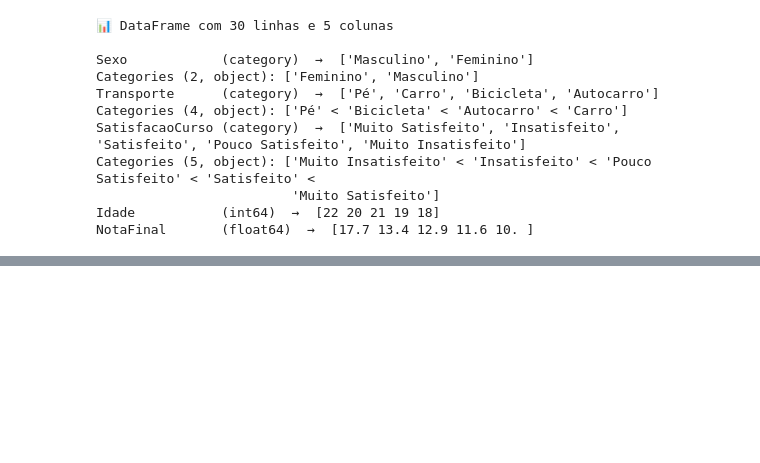
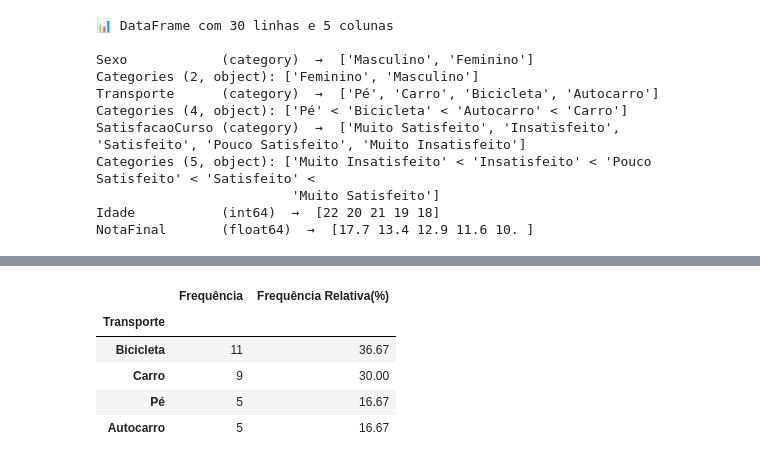
Before and after one commit to RuiRodrigues-lab/DataScienceFE, a Jupyter notebook: CP3.ipynb, the cells around one changed output, grey strips where cells are left out. Cells and saved outputs as stored; diff of their text form; code cells hidden in the pictures; blank space fills up the shorter version.

```diff
--- a/CP3.ipynb
+++ b/CP3.ipynb
@@ -108,0 +141,17 @@ NotaFinal       (float64)  →  [17.7 13.4 12.9 11.6 10. ]
+# %%
+#Tabela Transporte
+freq_abs = df["Transporte"].value_counts() #Frequencias Absolutas
+freq_rel = df["Transporte"].value_counts(normalize=True).round(4)*100 #Frequencias Relativas
+#Aqui juntamos ambas as colunas que calculamos antes em uma tabela
+tabelaTransporte = pd.DataFrame({
+    "Frequência": freq_abs,
+    "Frequência Relativa(%)": freq_rel
+})
+tabelaTransporte
+# %% [output]
+|  | Frequência | Frequência Relativa(%) |
+| Transporte |  |  |
+| Bicicleta | 11 | 36.67 |
+| Carro | 9 | 30.00 |
+| Pé | 5 | 16.67 |
+| Autocarro | 5 | 16.67 |
```
Also changed, not shown: parts of 3 cells of this notebook.
